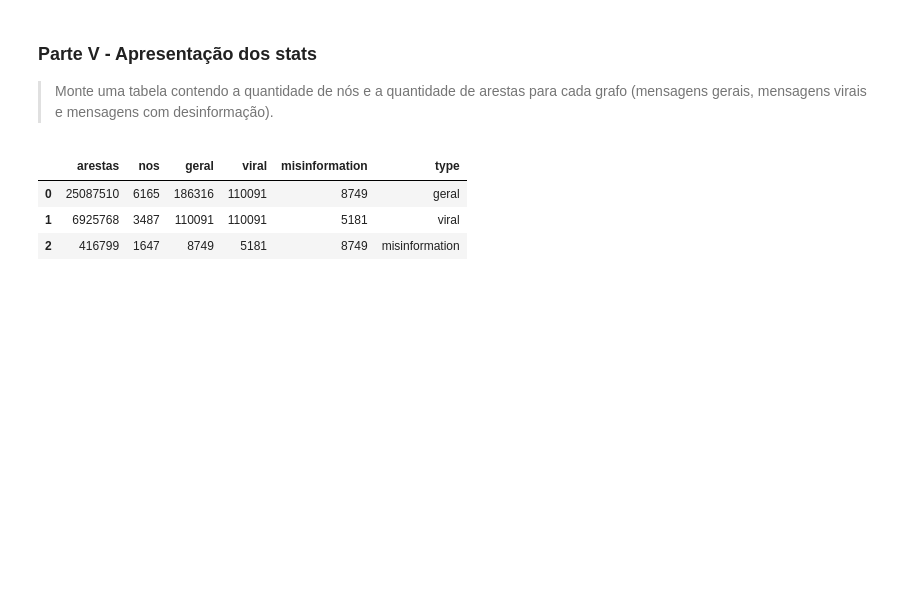
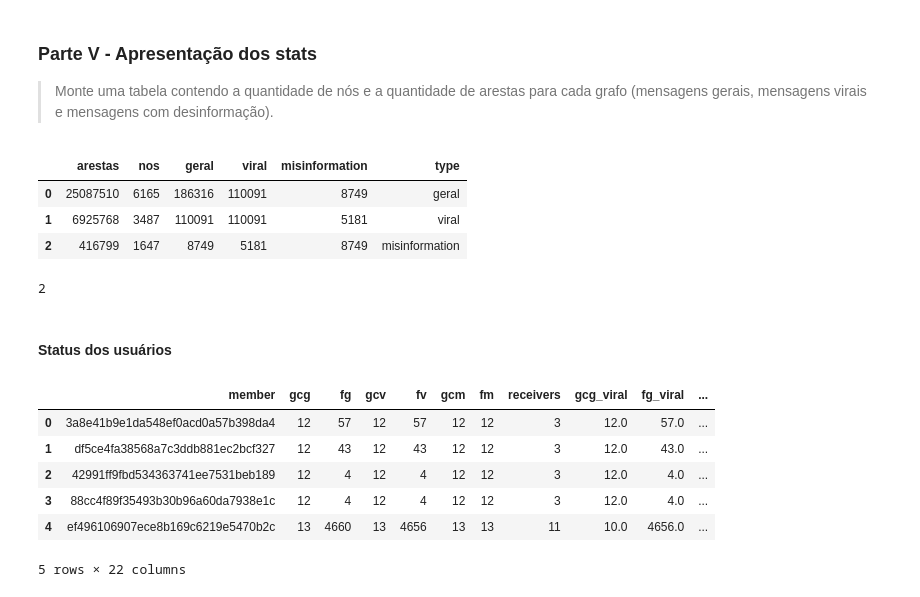
Before and after one commit to vauxgomes/ufc-ckp7477, a Jupyter notebook: lista-1/main.ipynb, the cells around one changed output. Drawn from its saved outputs; the diff is of its cells as text; code cells hidden in the pictures; blank space fills up the shorter version.

Commit message:
Impressão de outros stats

```diff
--- a/lista-1/main.ipynb
+++ b/lista-1/main.ipynb
@@ -447,3 +456,46 @@ pd.DataFrame([geral['stats'], viral['stats'], misinformation['stats']])
 | 0 | 25087510 | 6165 | 186316 | 110091 | 8749 | geral |
 | 1 | 6925768 | 3487 | 110091 | 110091 | 5181 | viral |
 | 2 | 416799 | 1647 | 8749 | 5181 | 8749 | misinformation |
+# %%
+a = {'a':1, 'b': {'c':2, 'd':3}}
+len(a)
+# %% [output]
+2
+# %% [markdown]
+#### Status dos usuários
+# %%
+def flatten_stats(senders):
+    data = []
+    for i in senders:
+        stats = senders[i]['stats']
+        receivers = len(senders[i]['msgs'])
+
+        data.append({
+            'member': i,
+            'gcg': stats['geral']['grau_centralidade'],
+            'fg': stats['geral']['forca'],
+            'gcv': stats['viral']['grau_centralidade'],
+            'fv': stats['viral']['forca'],
+            'gcm': stats['misinformation']['grau_centralidade'],
+            'fm': stats['misinformation']['grau_centralidade'],
+            'receivers': receivers
+        })
+
+    return data
+
+gstats = pd.DataFrame(flatten_stats(geral['senders']))
+vstats = pd.DataFrame(flatten_stats(viral['senders']))
+mstats = pd.DataFrame(flatten_stats(misinformation['senders']))
+
+dfstats = pd.merge(pd.merge(gstats, vstats, on='member', how='left', suffixes=('', '_viral')),
+         mstats, on='member', how='left', suffixes=('', '_misinf'))
+
+dfstats.head(5)
+# %% [output]
+|  | member | gcg | fg | gcv | fv | gcm | fm | receivers | gcg_viral | fg_viral | ... |
+| 0 | 3a8e41b9e1da548ef0acd0a57b398da4 | 12 | 57 | 12 | 57 | 12 | 12 | 3 | 12.0 | 57.0 | ... |
+| 1 | df5ce4fa38568a7c3ddb881ec2bcf327 | 12 | 43 | 12 | 43 | 12 | 12 | 3 | 12.0 | 43.0 | ... |
+| 2 | 42991ff9fbd534363741ee7531beb189 | 12 | 4 | 12 | 4 | 12 | 12 | 3 | 12.0 | 4.0 | ... |
+| 3 | 88cc4f89f35493b30b96a60da7938e1c | 12 | 4 | 12 | 4 | 12 | 12 | 3 | 12.0 | 4.0 | ... |
+| 4 | ef496106907ece8b169c6219e5470b2c | 13 | 4660 | 13 | 4656 | 13 | 13 | 11 | 10.0 | 4656.0 | ... |
+5 rows × 22 columns
```
Also changed, not shown: parts of 15 cells of this notebook.
